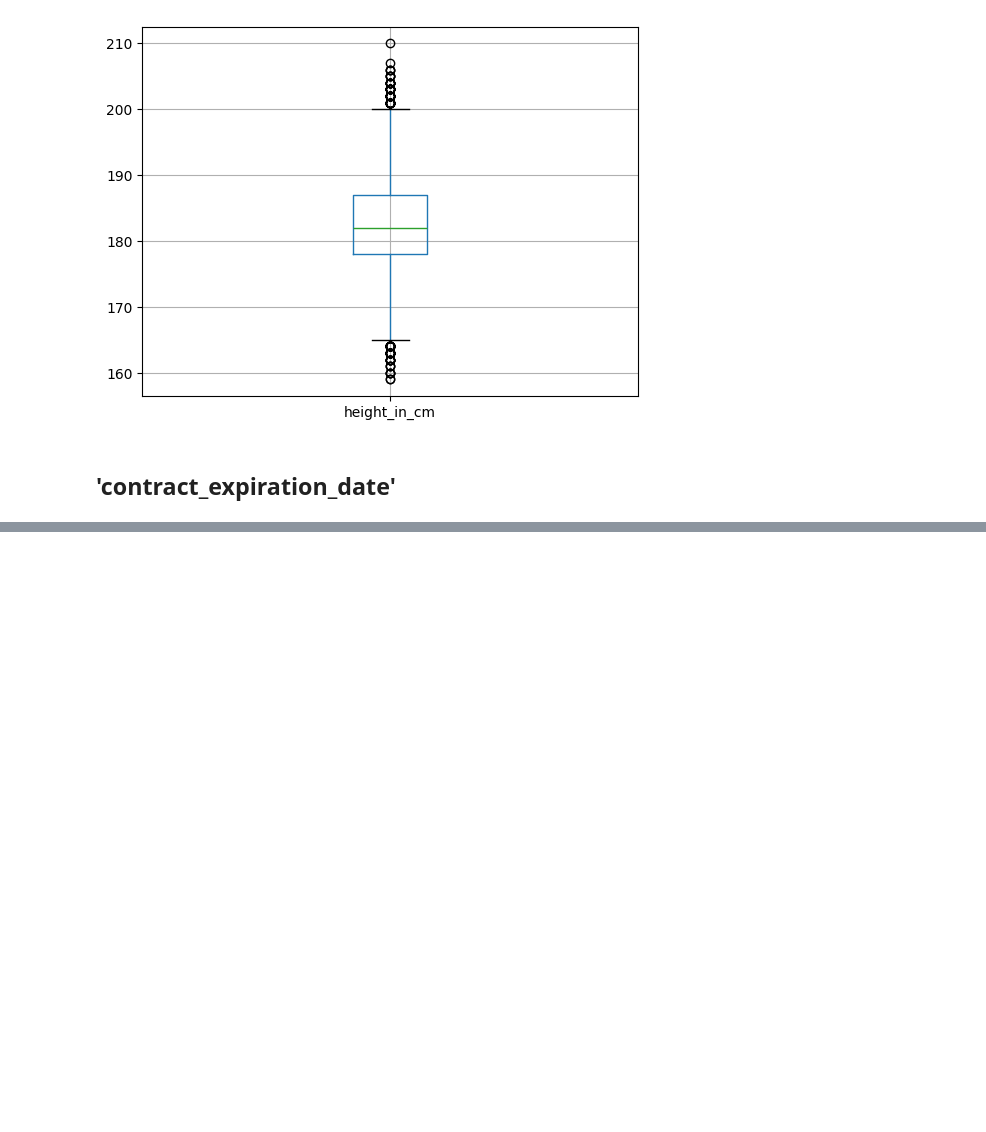
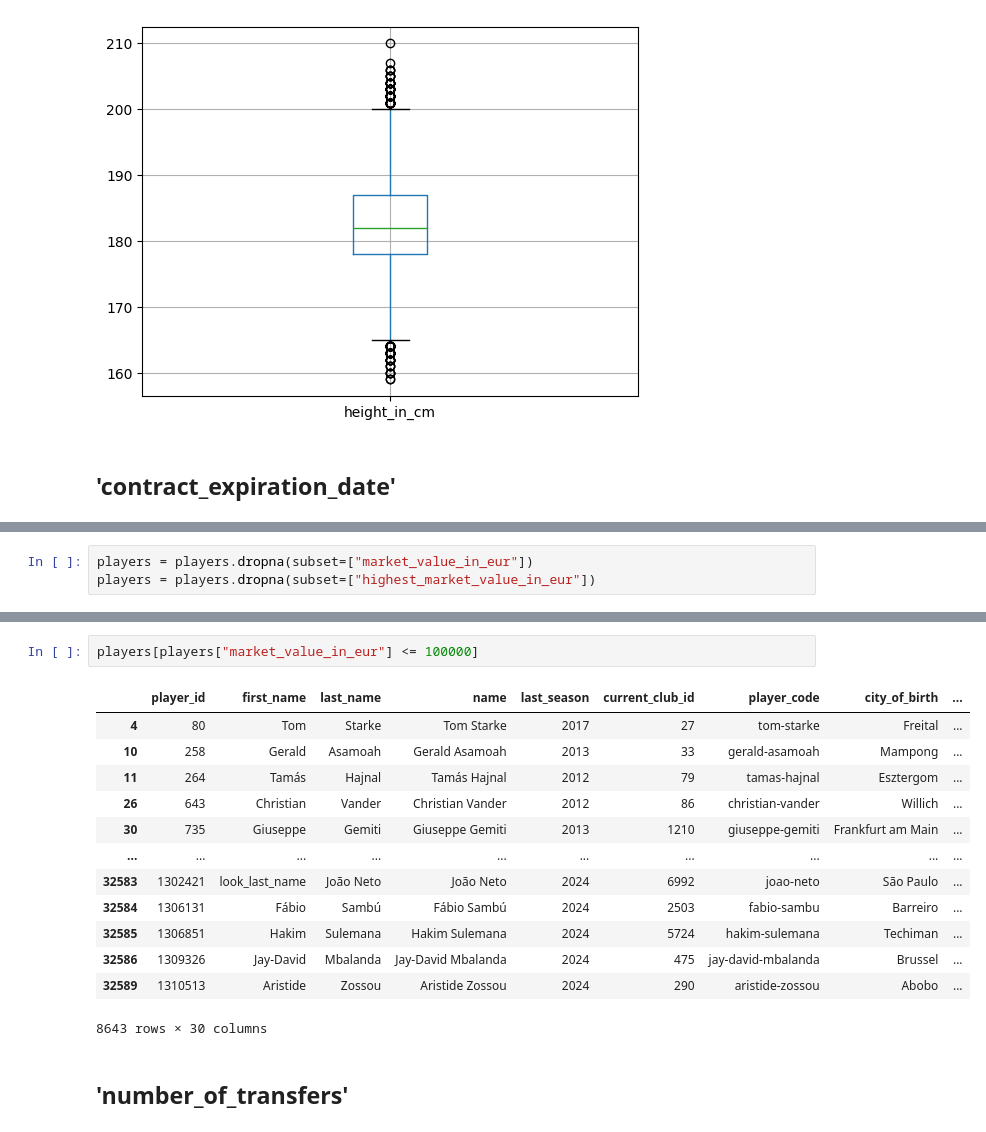
Before and after one commit to Tooonni/ADSC21, a Jupyter notebook: notebooks/02_Datenbereinigung.ipynb, the cells around one changed output, grey strips where cells are left out. Drawn from its saved outputs; the diff is of its cells as text; blank space fills up the shorter version.

```diff
--- a/notebooks/02_Datenbereinigung.ipynb
+++ b/notebooks/02_Datenbereinigung.ipynb
@@ -420,0 +527,3 @@ plt.show()
+# %%
+players = players.dropna(subset=["market_value_in_eur"])
+players = players.dropna(subset=["highest_market_value_in_eur"])
@@ -420,0 +554,18 @@ plt.show()
+# %%
+players[players["market_value_in_eur"] <= 100000]
+# %% [output]
+|  | player_id | first_name | last_name | name | last_season | current_club_id | player_code | city_of_birth | ... |
+| 4 | 80 | Tom | Starke | Tom Starke | 2017 | 27 | tom-starke | Freital | ... |
+| 10 | 258 | Gerald | Asamoah | Gerald Asamoah | 2013 | 33 | gerald-asamoah | Mampong | ... |
+| 11 | 264 | Tamás | Hajnal | Tamás Hajnal | 2012 | 79 | tamas-hajnal | Esztergom | ... |
+| 26 | 643 | Christian | Vander | Christian Vander | 2012 | 86 | christian-vander | Willich | ... |
+| 30 | 735 | Giuseppe | Gemiti | Giuseppe Gemiti | 2013 | 1210 | giuseppe-gemiti | Frankfurt am Main | ... |
+| ... | ... | ... | ... | ... | ... | ... | ... | ... | ... |
+| 32583 | 1302421 | look_last_name | João Neto | João Neto | 2024 | 6992 | joao-neto | São Paulo | ... |
+| 32584 | 1306131 | Fábio | Sambú | Fábio Sambú | 2024 | 2503 | fabio-sambu | Barreiro | ... |
+| 32585 | 1306851 | Hakim | Sulemana | Hakim Sulemana | 2024 | 5724 | hakim-sulemana | Techiman | ... |
+| 32586 | 1309326 | Jay-David | Mbalanda | Jay-David Mbalanda | 2024 | 475 | jay-david-mbalanda | Brussel | ... |
+| 32589 | 1310513 | Aristide | Zossou | Aristide Zossou | 2024 | 290 | aristide-zossou | Abobo | ... |
+8643 rows × 30 columns
+# %% [markdown]
+## 'number_of_transfers'
```
Also changed, not shown: parts of 23 cells of this notebook, 1 other file.
